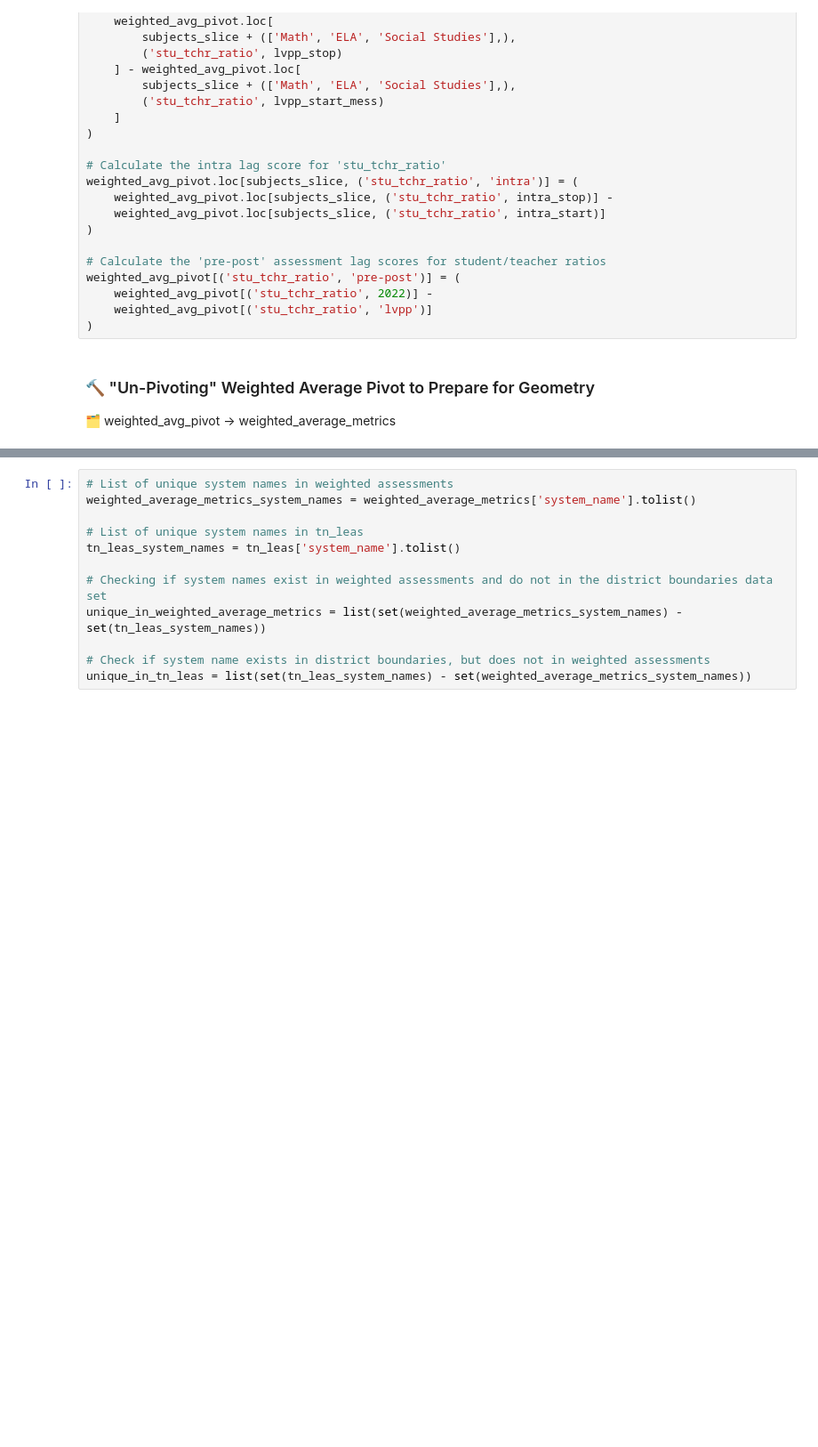
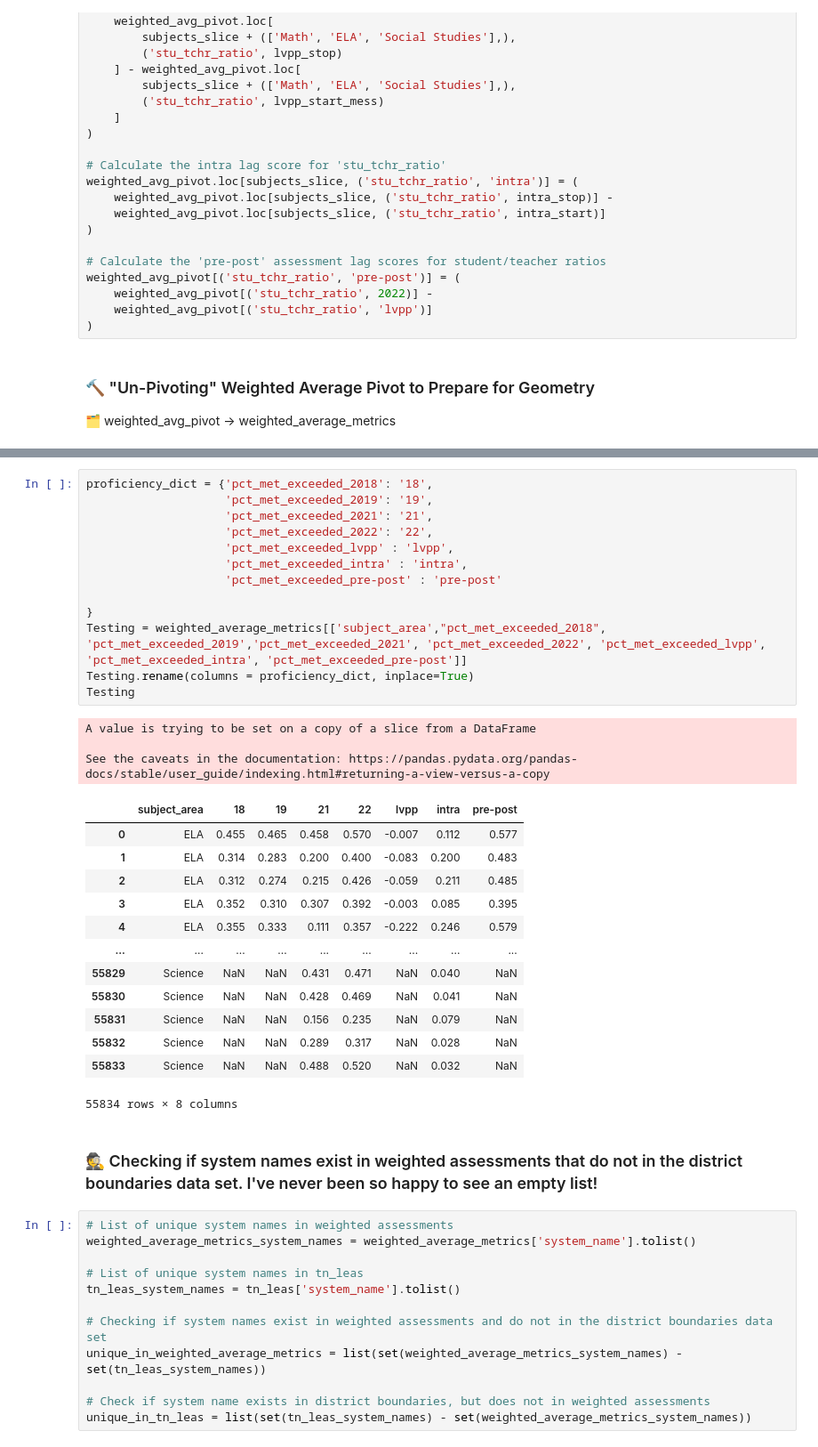
Before and after one commit to Claytor/Capstone_TN_COVID_School_Achievement_Impact, a Jupyter notebook: notebooks/assessments_eda.ipynb, the cells around one changed output, grey strips where cells are left out. Shown at 89% size. Drawn from its saved outputs; the diff is of its cells as text; blank space fills up the shorter version.

```diff
--- a/notebooks/assessments_eda.ipynb
+++ b/notebooks/assessments_eda.ipynb
@@ -487,3 +504,35 @@ weighted_average_metrics.head()
+# %%
+proficiency_dict = {'pct_met_exceeded_2018': '18',
+                    'pct_met_exceeded_2019': '19',
+                    'pct_met_exceeded_2021': '21',
+                    'pct_met_exceeded_2022': '22',
+                    'pct_met_exceeded_lvpp' : 'lvpp',
+                    'pct_met_exceeded_intra' : 'intra',
+                    'pct_met_exceeded_pre-post' : 'pre-post'
+
+}
+Testing = weighted_average_metrics[['subject_area',"pct_met_exceeded_2018", 'pct_met_exceeded_2019','pct_met_exceeded_2021', 'pct_met_exceeded_2022', 'pct_met_exceeded_lvpp', 'pct_met_exceeded_intra', 'pct_met_exceeded_pre-post']]
+Testing.rename(columns = proficiency_dict, inplace=True)
+Testing
+# %% [output]
+A value is trying to be set on a copy of a slice from a DataFrame
+
+See the caveats in the documentation: https://pandas.pydata.org/pandas-docs/stable/user_guide/indexing.html#returning-a-view-versus-a-copy
+|  | subject_area | 18 | 19 | 21 | 22 | lvpp | intra | pre-post |
+| 0 | ELA | 0.455 | 0.465 | 0.458 | 0.570 | -0.007 | 0.112 | 0.577 |
+| 1 | ELA | 0.314 | 0.283 | 0.200 | 0.400 | -0.083 | 0.200 | 0.483 |
+| 2 | ELA | 0.312 | 0.274 | 0.215 | 0.426 | -0.059 | 0.211 | 0.485 |
+| 3 | ELA | 0.352 | 0.310 | 0.307 | 0.392 | -0.003 | 0.085 | 0.395 |
+| 4 | ELA | 0.355 | 0.333 | 0.111 | 0.357 | -0.222 | 0.246 | 0.579 |
+| ... | ... | ... | ... | ... | ... | ... | ... | ... |
+| 55829 | Science | NaN | NaN | 0.431 | 0.471 | NaN | 0.040 | NaN |
+| 55830 | Science | NaN | NaN | 0.428 | 0.469 | NaN | 0.041 | NaN |
+| 55831 | Science | NaN | NaN | 0.156 | 0.235 | NaN | 0.079 | NaN |
+| 55832 | Science | NaN | NaN | 0.289 | 0.317 | NaN | 0.028 | NaN |
+| 55833 | Science | NaN | NaN | 0.488 | 0.520 | NaN | 0.032 | NaN |
+55834 rows × 8 columns
+# %% [markdown]
+### 🕵️ Checking if system names exist in weighted assessments that do not in the district boundaries data set.  I've never been so happy to see an empty list!
 # %%
 # List of unique system names in weighted assessments
 weighted_average_metrics_system_names = weighted_average_metrics['system_name'].tolist()
```
Also changed, not shown: parts of 3 cells of this notebook.
